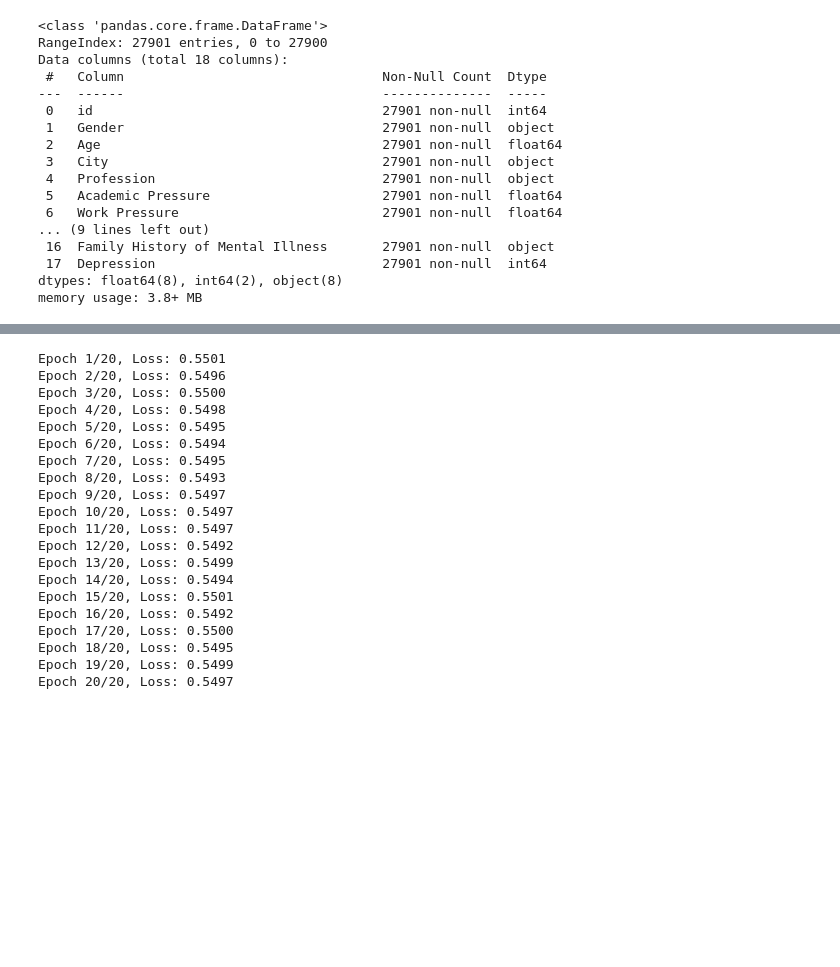
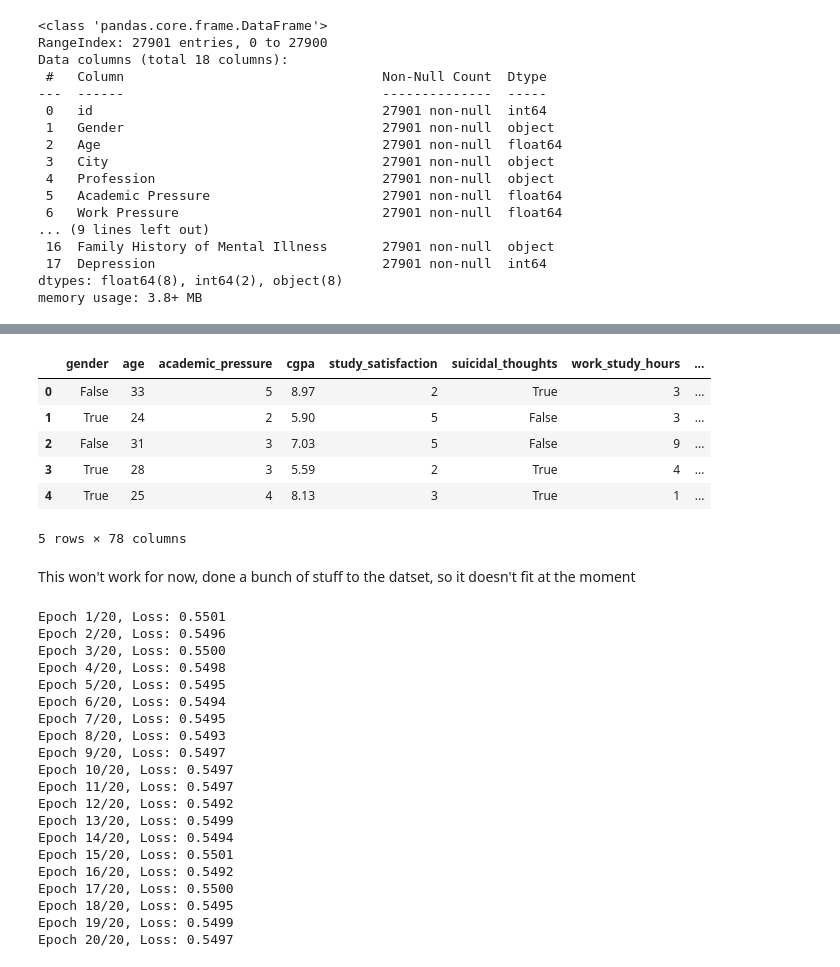
Before and after one commit to paranjaa/ece1508-student-depression-project, a Jupyter notebook: ECE1508_Project.ipynb, the cells around one changed output, grey strips where cells are left out. Saved outputs shown, nothing was run; the diff lists cells and outputs as text; code cells hidden in the pictures; blank space fills up the shorter version.

Commit message:
Did a bunch of cleanup to the dataset, one-hot encoding, converting data types to float, removing and changing some columns

```diff
--- a/ECE1508_Project.ipynb
+++ b/ECE1508_Project.ipynb
@@ -117,0 +169,31 @@ dtype: int64
+# %%
+# Financial Stress: Suprisngly close, with 5.0 on top. Convert to int.
+df = df.rename(columns={'Financial Stress': 'financial_stress'})
+df["financial_stress"].value_counts()
+#wait, this column has two values that aren't filled in, it has 27898 entries?
+#filling the handful of NA values with a 5, since it's already ahead by 900 or so
+df["financial_stress"] = df["financial_stress"].fillna(5.0)
+
+df["financial_stress"] = df["financial_stress"].astype('int8')
+# %%
+# Family History of Mental Illness: Also quite close numbers, convert to binary
+#also rename this one
+# df["Family History of Mental Illness"].value_counts()
+
+df = df.rename(columns={"Family History of Mental Illness": "family_history"})
+df["family_history"] = df["family_history"].map({"Yes": True, "No": False})
+# %%
+# Depression: Main label. More people do than don't. Converting to binary
+# df["Depression"].value_counts()
+
+df = df.rename(columns={"Depression": "depression"})
+df["depression"] = df["depression"].astype(bool)
+
+#put depression at the end of the list so we can get at it easily
+final_column = df.pop('depression')
+df['depression'] = final_column
+# %%
+#final name cleanup, put everything else in lowercase, as well as replacing any spaces
+df.columns = df.columns.str.lower()
+df.columns = df.columns.str.replace(" ", "_")
+df.columns = df.columns.str.replace("-", "_")
@@ -118,3 +220,13 @@ dtype: int64
+# %%
+df.head()
+# %% [output]
+|  | gender | age | academic_pressure | cgpa | study_satisfaction | suicidal_thoughts | work_study_hours | ... |
+| 0 | False | 33 | 5 | 8.97 | 2 | True | 3 | ... |
+| 1 | True | 24 | 2 | 5.90 | 5 | False | 3 | ... |
+| 2 | False | 31 | 3 | 7.03 | 5 | False | 9 | ... |
+| 3 | True | 28 | 3 | 5.59 | 2 | True | 4 | ... |
+| 4 | True | 25 | 4 | 8.13 | 3 | True | 1 | ... |
+5 rows × 78 columns
 # %%
 #Probably need to do some cleaning on this? Change some of the columns to numeric values?
 X = df.iloc[:, 5:9].values  # selecting some of the numeric columns
@@ -135,6 +247,8 @@ test_dataset = TensorDataset(X_test, y_test)
 #need to look into how dataloaders work, also that the test set doesnt need to be shuffled
 train_loader = DataLoader(train_dataset, batch_size=16, shuffle=True)
 test_loader = DataLoader(test_dataset, batch_size=16, shuffle=False)
+# %% [markdown]
+This won't work for now, done a bunch of stuff to the datset, so it doesn't fit at the moment
 # %%
 #@title
 class SimpleNN(nn.Module):
```
Also changed, not shown: parts of 20 cells of this notebook.
